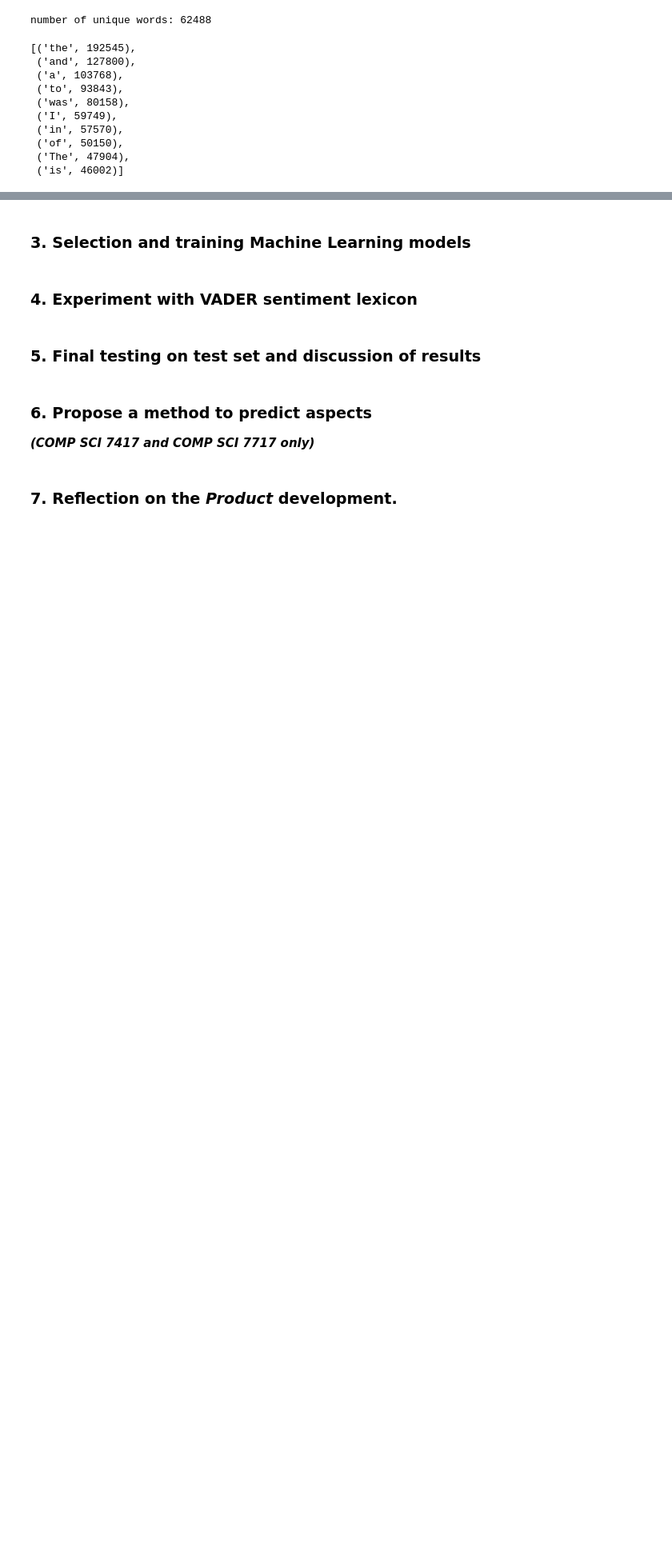
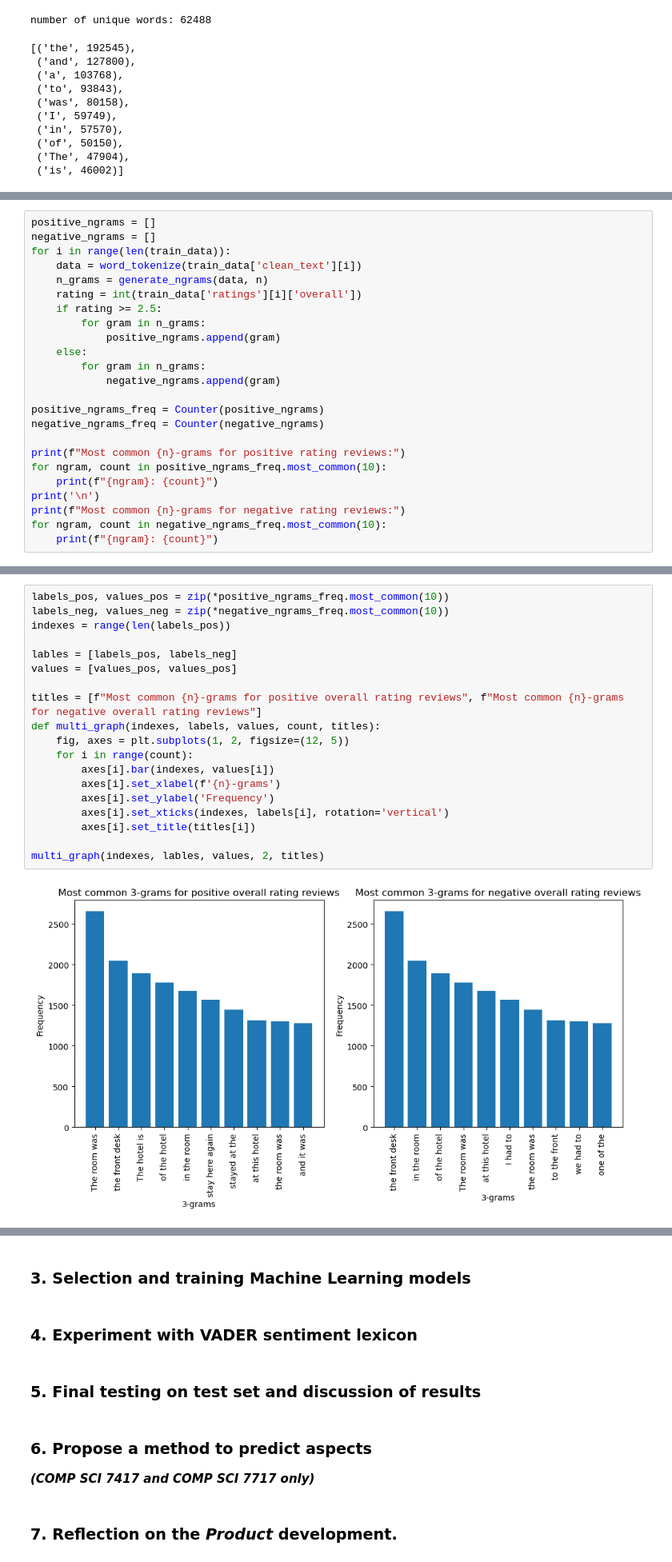
Before and after one commit to ArpanMukhopadhyay/NLP_applied, a Jupyter notebook: assignment1/ANLP_2025_S1_assignment1_a1797378_arpan_version2.ipynb, the cells around one changed output, grey strips where cells are left out. Shown at 80% size. Drawn from its saved outputs; the diff is of its cells as text; blank space fills up the shorter version.

```diff
--- a/assignment1/ANLP_2025_S1_assignment1_a1797378_arpan_version2.ipynb
+++ b/assignment1/ANLP_2025_S1_assignment1_a1797378_arpan_version2.ipynb
@@ -213,0 +327,24 @@ Text(0.5, 1.0, 'Most frequent words across all reviews')
+# %%
+positive_ngrams = []
+negative_ngrams = []
+for i in range(len(train_data)):
+    data = word_tokenize(train_data['clean_text'][i])
+    n_grams = generate_ngrams(data, n)
+    rating = int(train_data['ratings'][i]['overall'])
+    if rating >= 2.5:
+        for gram in n_grams:
+            positive_ngrams.append(gram)
+    else:
+        for gram in n_grams:
+            negative_ngrams.append(gram)
+
+positive_ngrams_freq = Counter(positive_ngrams)
+negative_ngrams_freq = Counter(negative_ngrams)
+
+print(f"Most common {n}-grams for positive rating reviews:")
+for ngram, count in positive_ngrams_freq.most_common(10):
+    print(f"{ngram}: {count}")
+print('\n')
+print(f"Most common {n}-grams for negative rating reviews:")
+for ngram, count in negative_ngrams_freq.most_common(10):
+    print(f"{ngram}: {count}")
@@ -213,0 +369,21 @@ Text(0.5, 1.0, 'Most frequent words across all reviews')
+# %%
+labels_pos, values_pos = zip(*positive_ngrams_freq.most_common(10))
+labels_neg, values_neg = zip(*negative_ngrams_freq.most_common(10))
+indexes = range(len(labels_pos))
+
+lables = [labels_pos, labels_neg]
+values = [values_pos, values_pos]
+
+titles = [f"Most common {n}-grams for positive overall rating reviews", f"Most common {n}-grams for negative overall rating reviews"]
+def multi_graph(indexes, labels, values, count, titles):
+    fig, axes = plt.subplots(1, 2, figsize=(12, 5))
+    for i in range(count):
+        axes[i].bar(indexes, values[i])
+        axes[i].set_xlabel(f'{n}-grams')
+        axes[i].set_ylabel('Frequency')
+        axes[i].set_xticks(indexes, labels[i], rotation='vertical')
+        axes[i].set_title(titles[i])
+
+multi_graph(indexes, lables, values, 2, titles)
+# %% [output]
+[figure, added]
```
Also changed, not shown: parts of 17 cells of this notebook.
